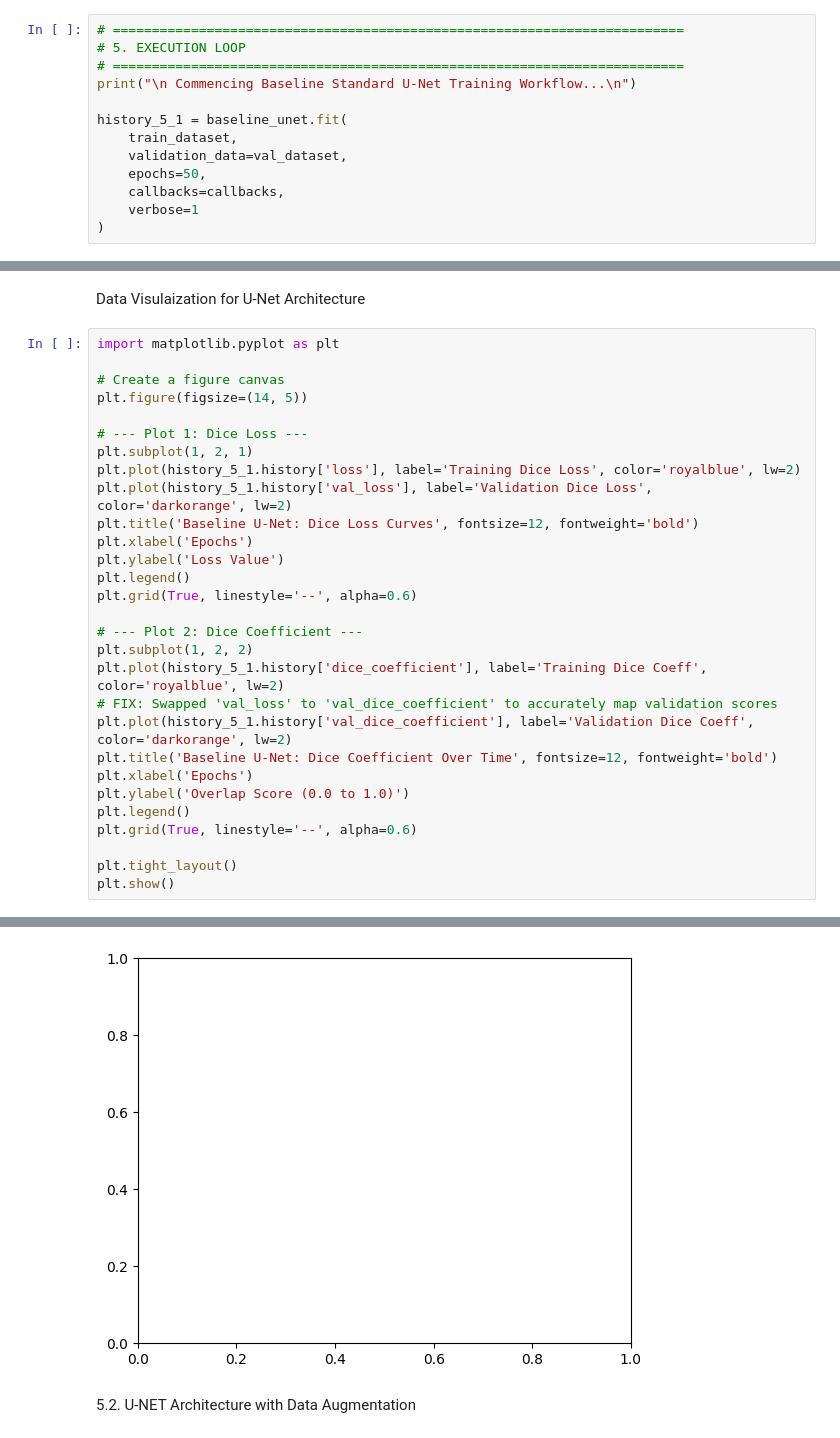
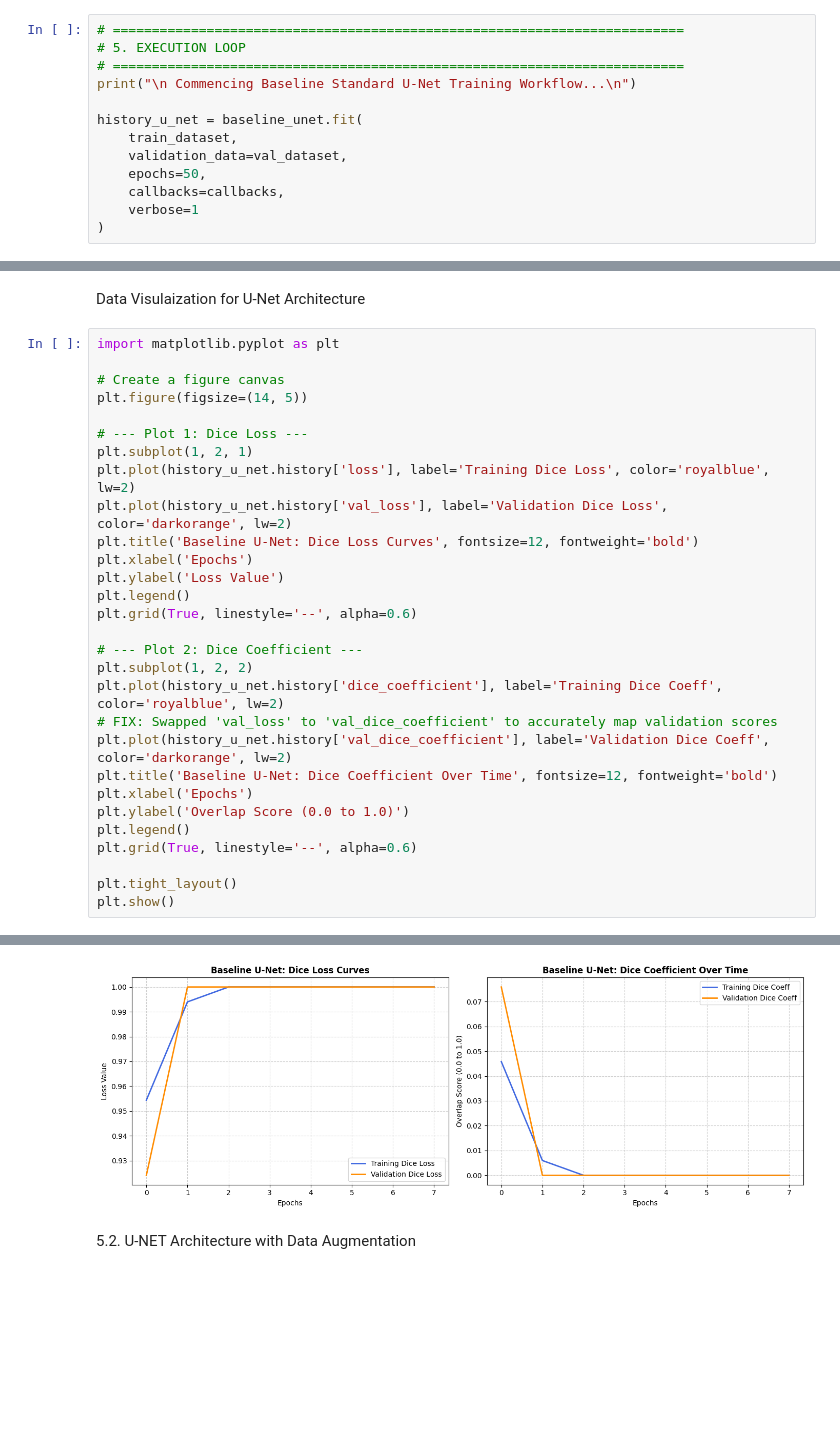
Before and after one commit to Hahaitsriya/MRI_Brain_Tumor_Segementation, a Jupyter notebook: MRI_Brain_Tumor_Segmentation.ipynb, the cells around one changed output, grey strips where cells are left out. Drawn from its saved outputs; the diff is of its cells as text; blank space fills up the shorter version.

```diff
--- a/MRI_Brain_Tumor_Segmentation.ipynb
+++ b/MRI_Brain_Tumor_Segmentation.ipynb
@@ -528,7 +528,7 @@ callbacks = [
 # =========================================================================
 print("\n Commencing Baseline Standard U-Net Training Workflow...\n")
 
-history_5_1 = baseline_unet.fit(
+history_u_net = baseline_unet.fit(
     train_dataset,
     validation_data=val_dataset,
     epochs=50,
@@ -563,8 +563,8 @@ plt.figure(figsize=(14, 5))
 
 # --- Plot 1: Dice Loss ---
 plt.subplot(1, 2, 1)
-plt.plot(history_5_1.history['loss'], label='Training Dice Loss', color='royalblue', lw=2)
-plt.plot(history_5_1.history['val_loss'], label='Validation Dice Loss', color='darkorange', lw=2)
+plt.plot(history_u_net.history['loss'], label='Training Dice Loss', color='royalblue', lw=2)
+plt.plot(history_u_net.history['val_loss'], label='Validation Dice Loss', color='darkorange', lw=2)
 plt.title('Baseline U-Net: Dice Loss Curves', fontsize=12, fontweight='bold')
 plt.xlabel('Epochs')
 plt.ylabel('Loss Value')
@@ -573,9 +573,9 @@ plt.grid(True, linestyle='--', alpha=0.6)
 
 # --- Plot 2: Dice Coefficient ---
 plt.subplot(1, 2, 2)
-plt.plot(history_5_1.history['dice_coefficient'], label='Training Dice Coeff', color='royalblue', lw=2)
+plt.plot(history_u_net.history['dice_coefficient'], label='Training Dice Coeff', color='royalblue', lw=2)
 # FIX: Swapped 'val_loss' to 'val_dice_coefficient' to accurately map validation scores
-plt.plot(history_5_1.history['val_dice_coefficient'], label='Validation Dice Coeff', color='darkorange', lw=2)
+plt.plot(history_u_net.history['val_dice_coefficient'], label='Validation Dice Coeff', color='darkorange', lw=2)
 plt.title('Baseline U-Net: Dice Coefficient Over Time', fontsize=12, fontweight='bold')
 plt.xlabel('Epochs')
 plt.ylabel('Overlap Score (0.0 to 1.0)')
@@ -589,4 +588,4 @@ NameError: name 'history_5_1' is not defined
-[figure, old version]
+[figure, new version]
 # %% [markdown]
 5.2. U-NET Architecture with Data Augmentation
 # %%
```
Also changed, not shown: parts of 15 cells of this notebook.
